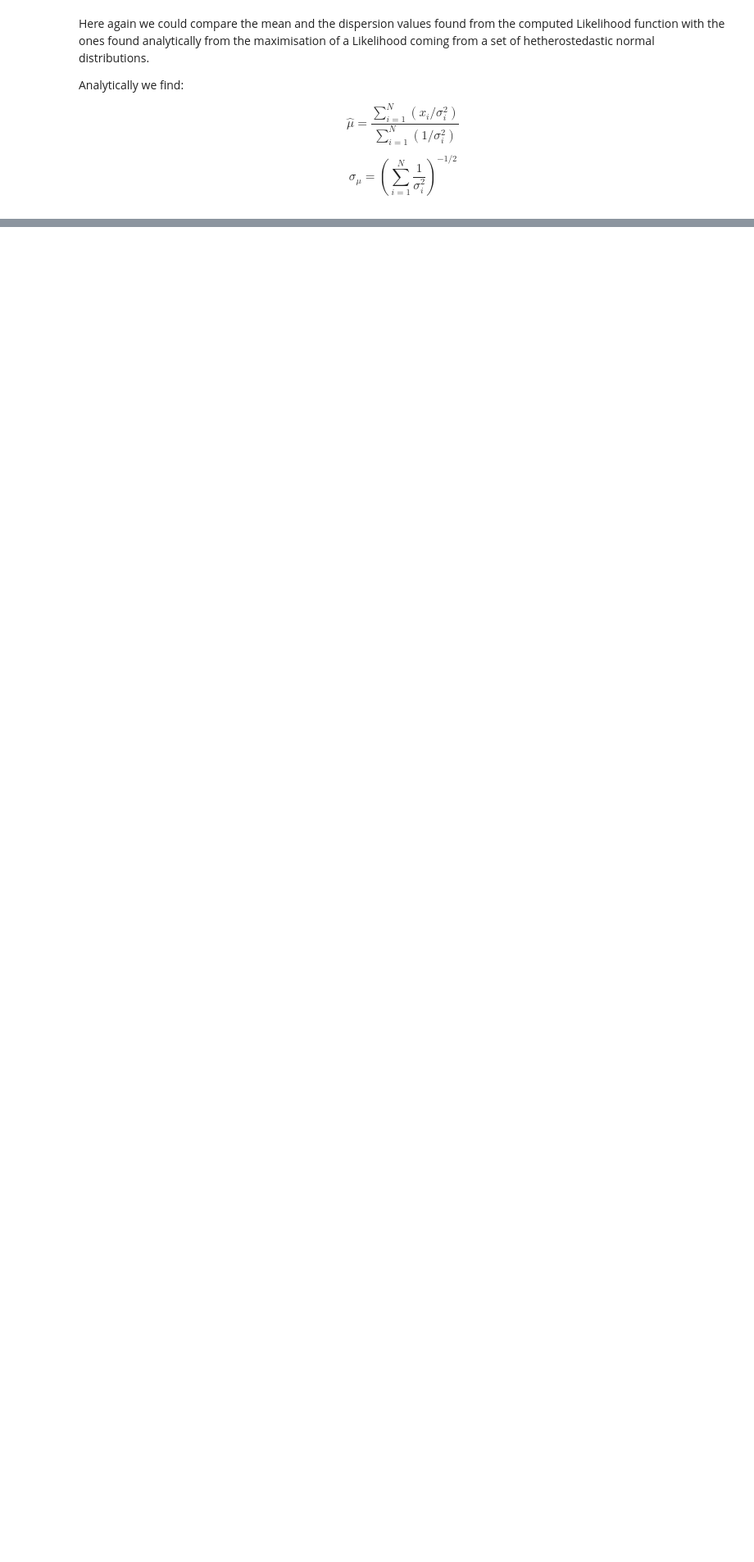
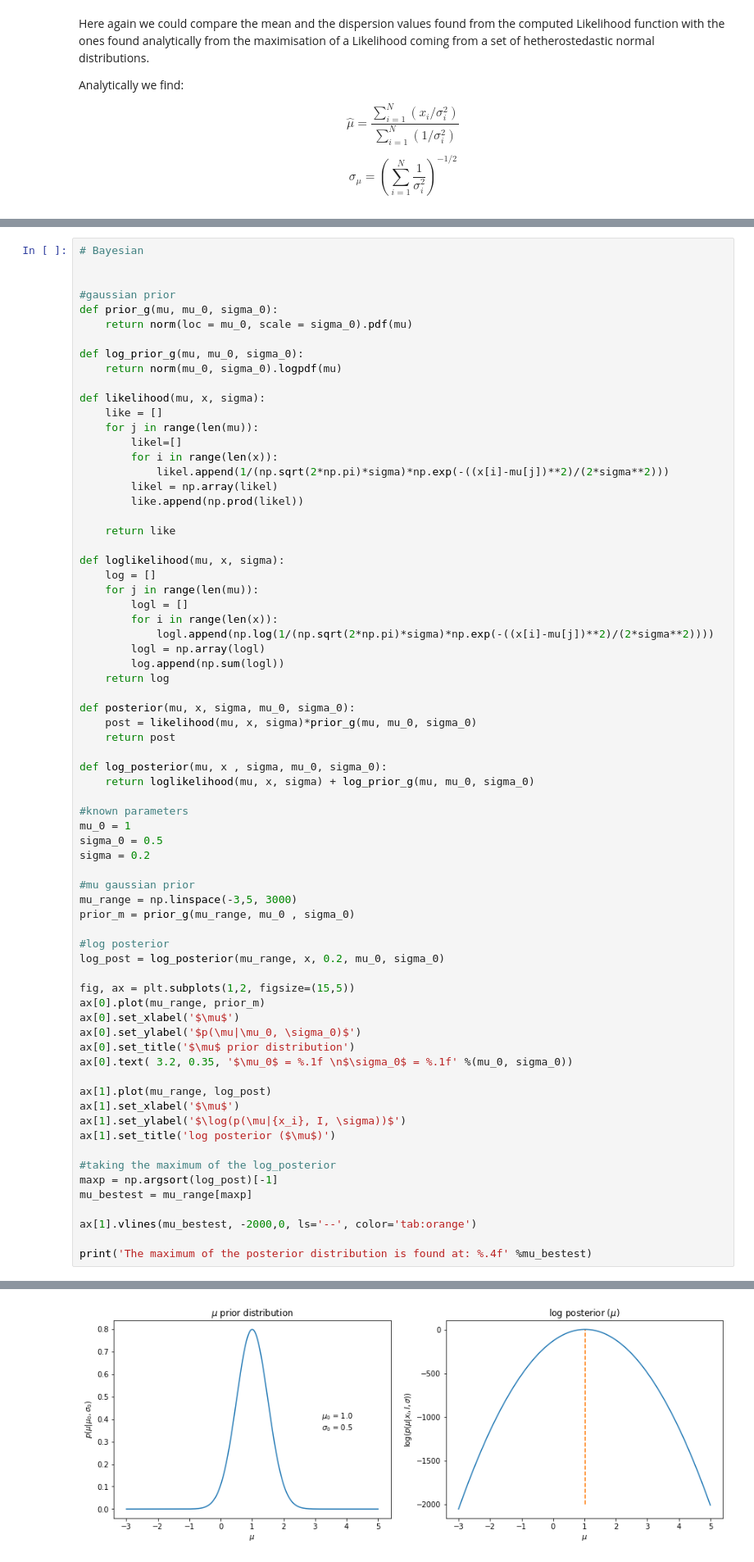
Before and after one commit to giuliapru/astrostatistics_bicocca_2022, a Jupyter notebook: working/L05_MLE_quasar_position.ipynb, the cells around one changed output, grey strips where cells are left out. Shown at 82% size. Cells and saved outputs as stored; diff of their text form; blank space fills up the shorter version.

```diff
--- a/working/L05_MLE_quasar_position.ipynb
+++ b/working/L05_MLE_quasar_position.ipynb
@@ -194,0 +253,71 @@ The error as estimated from the computed Likelihood is: 0.04943
+# %%
+# Bayesian
+
+
+#gaussian prior
+def prior_g(mu, mu_0, sigma_0):
+    return norm(loc = mu_0, scale = sigma_0).pdf(mu)
+
+def log_prior_g(mu, mu_0, sigma_0):
+    return norm(mu_0, sigma_0).logpdf(mu)
+
+def likelihood(mu, x, sigma):
+    like = []
+    for j in range(len(mu)):
+        likel=[]
+        for i in range(len(x)):
+            likel.append(1/(np.sqrt(2*np.pi)*sigma)*np.exp(-((x[i]-mu[j])**2)/(2*sigma**2)))
+        likel = np.array(likel)
+        like.append(np.prod(likel))
+
+    return like
+
+def loglikelihood(mu, x, sigma):
+    log = []
+    for j in range(len(mu)):
+        logl = []
+        for i in range(len(x)):
+            logl.append(np.log(1/(np.sqrt(2*np.pi)*sigma)*np.exp(-((x[i]-mu[j])**2)/(2*sigma**2))))
+        logl = np.array(logl)
+        log.append(np.sum(logl))
+    return log
+
+def posterior(mu, x, sigma, mu_0, sigma_0):
+    post = likelihood(mu, x, sigma)*prior_g(mu, mu_0, sigma_0)
+    return post
+
+def log_posterior(mu, x , sigma, mu_0, sigma_0):
+    return loglikelihood(mu, x, sigma) + log_prior_g(mu, mu_0, sigma_0)
+
+#known parameters
+mu_0 = 1
+sigma_0 = 0.5
+sigma = 0.2
+
+#mu gaussian prior
+mu_range = np.linspace(-3,5, 3000)
+prior_m = prior_g(mu_range, mu_0 , sigma_0)
+
+#log posterior
+log_post = log_posterior(mu_range, x, 0.2, mu_0, sigma_0)
+
+fig, ax = plt.subplots(1,2, figsize=(15,5))
+ax[0].plot(mu_range, prior_m)
+ax[0].set_xlabel('$\mu$')
+ax[0].set_ylabel('$p(\mu|\mu_0, \sigma_0)$')
+ax[0].set_title('$\mu$ prior distribution')
+ax[0].text( 3.2, 0.35, '$\mu_0$ = %.1f \n$\sigma_0$ = %.1f' %(mu_0, sigma_0))
+
+ax[1].plot(mu_range, log_post)
+ax[1].set_xlabel('$\mu$')
+ax[1].set_ylabel('$\log(p(\mu|{x_i}, I, \sigma))$')
+ax[1].set_title('log posterior ($\mu$)')
+
+#taking the maximum of the log_posterior
+maxp = np.argsort(log_post)[-1]
+mu_bestest = mu_range[maxp]
+
+ax[1].vlines(mu_bestest, -2000,0, ls='--', color='tab:orange')
+
+print('The maximum of the posterior distribution is found at: %.4f' %mu_bestest)
+# %% [output]
@@ -194,0 +325 @@ The error as estimated from the computed Likelihood is: 0.04943
+[figure, added]
```
Also changed, not shown: parts of 27 cells of this notebook.
